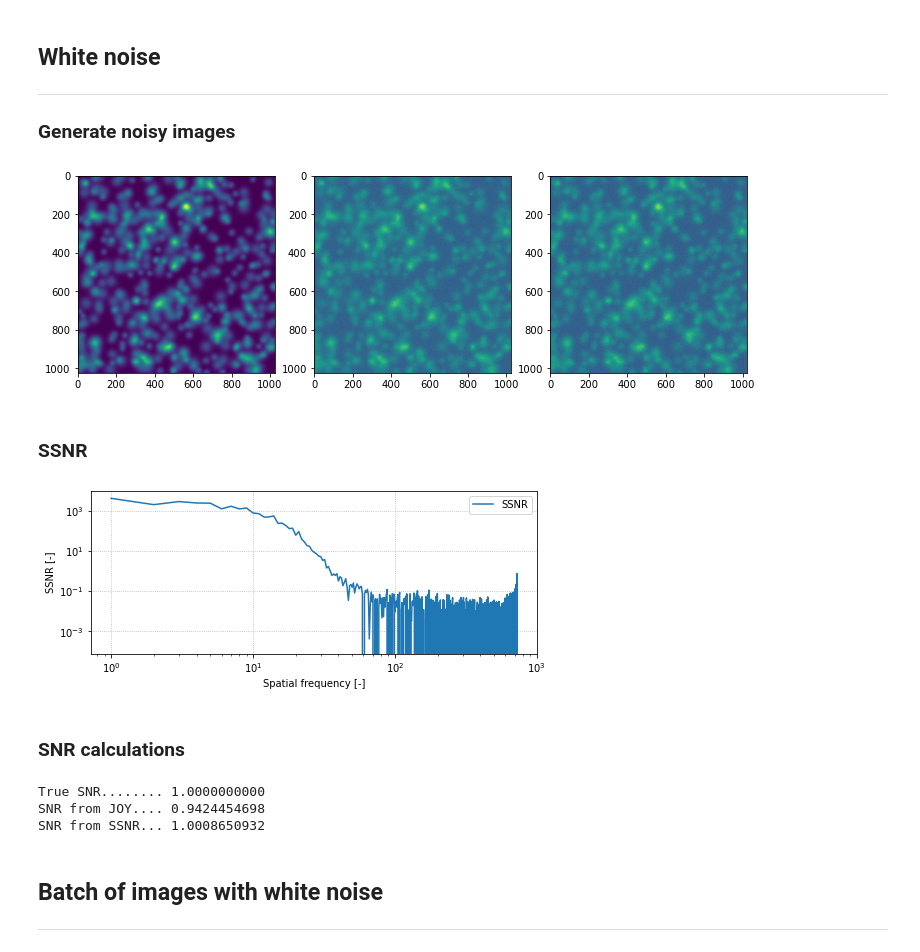
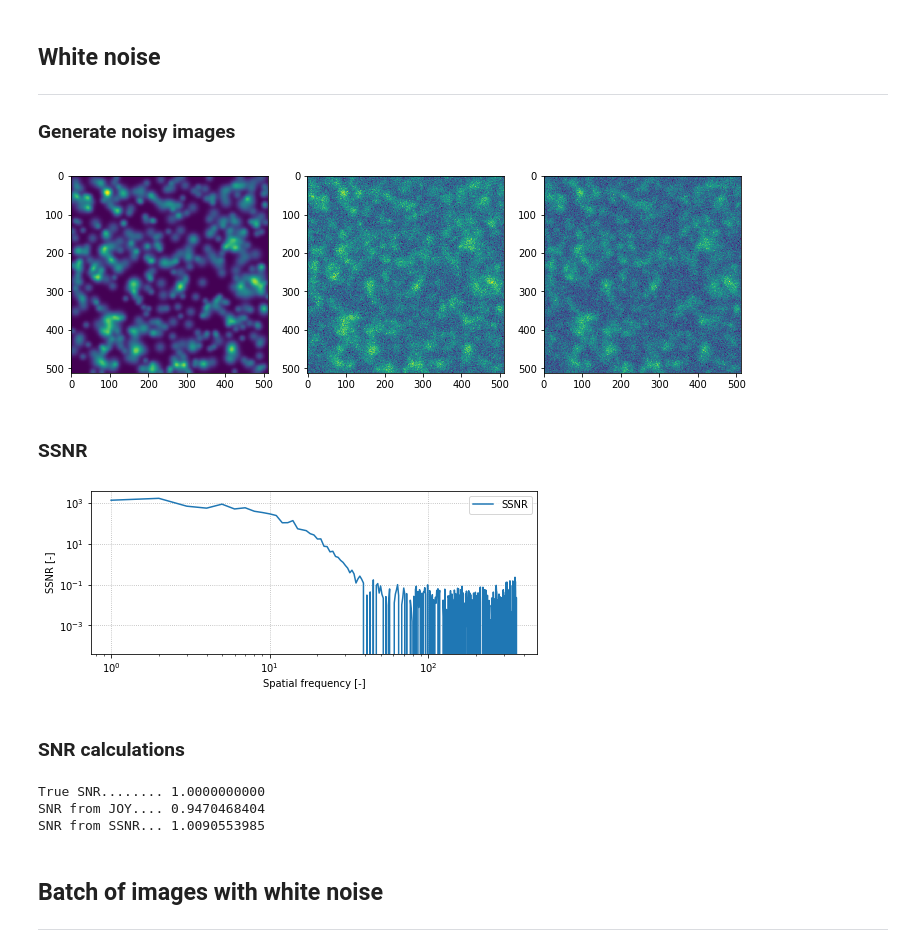
Before and after one commit to hoogenboom-group/Lane-optimization-2020, a Jupyter notebook: notebooks/SSNR_validation.ipynb, the cells around one changed output. Drawn from its saved outputs; the diff is of its cells as text; code cells hidden in the pictures.

Commit message:
added images with smaller number of features

```diff
--- a/notebooks/SSNR_validation.ipynb
+++ b/notebooks/SSNR_validation.ipynb
@@ -29,23 +31,21 @@ warnings.simplefilter('ignore', RuntimeWarning)
 ### Generate noisy images
 # %%
 # Parameters
-np.random.seed(123)
 SNR_set = 1
 
 # Generate image
-image = noise.generate_image(1024, 1024)
-var = np.var(image)
+image = noise.generate_image(512, 512)
 # Add noise
-noisy_1 = image + noise.white_noise(var / SNR_set, image.shape)
-noisy_2 = image + noise.white_noise(var / SNR_set, image.shape)
+noisy_1 = image + noise.white_noise(image.var() / SNR_set, image.shape)
+noisy_2 = image + noise.white_noise(image.var() / SNR_set, image.shape)
 
 # Plot images
 fig, axes = plt.subplots(ncols=3, figsize=(12, 4))
 axes[0].imshow(image)
 axes[1].imshow(noisy_1)
 axes[2].imshow(noisy_2);
 # %% [output]
-[figure, old version]
+[figure, new version]
 # %% [markdown]
 ### SSNR
 # %%
@@ -60,11 +60,11 @@ ax.set_ylabel('SSNR [-]')
 ax.legend()
 ax.grid(ls=':')
 # %% [output]
-[figure, old version]
+[figure, new version]
 # %% [markdown]
 ### SNR calculations
 # %%
-# From PSD
+# From JOY
 SNR_JOY = (ssnr.SNR_JOY(noisy_1) +
            ssnr.SNR_JOY(noisy_2)) / 2
 # From SSNR
@@ -79,8 +79,8 @@ SNR from SSNR... {SNR_SSNR:.10f}
 print(out)
 # %% [output]
 True SNR........ 1.0000000000
-SNR from JOY.... 0.9424454698
-SNR from SSNR... 1.0008650932
+SNR from JOY.... 0.9470468404
+SNR from SSNR... 1.0090553985
 # %% [markdown]
 ## Batch of images with white noise
 ---
```
Also changed, not shown: parts of 11 cells of this notebook.
